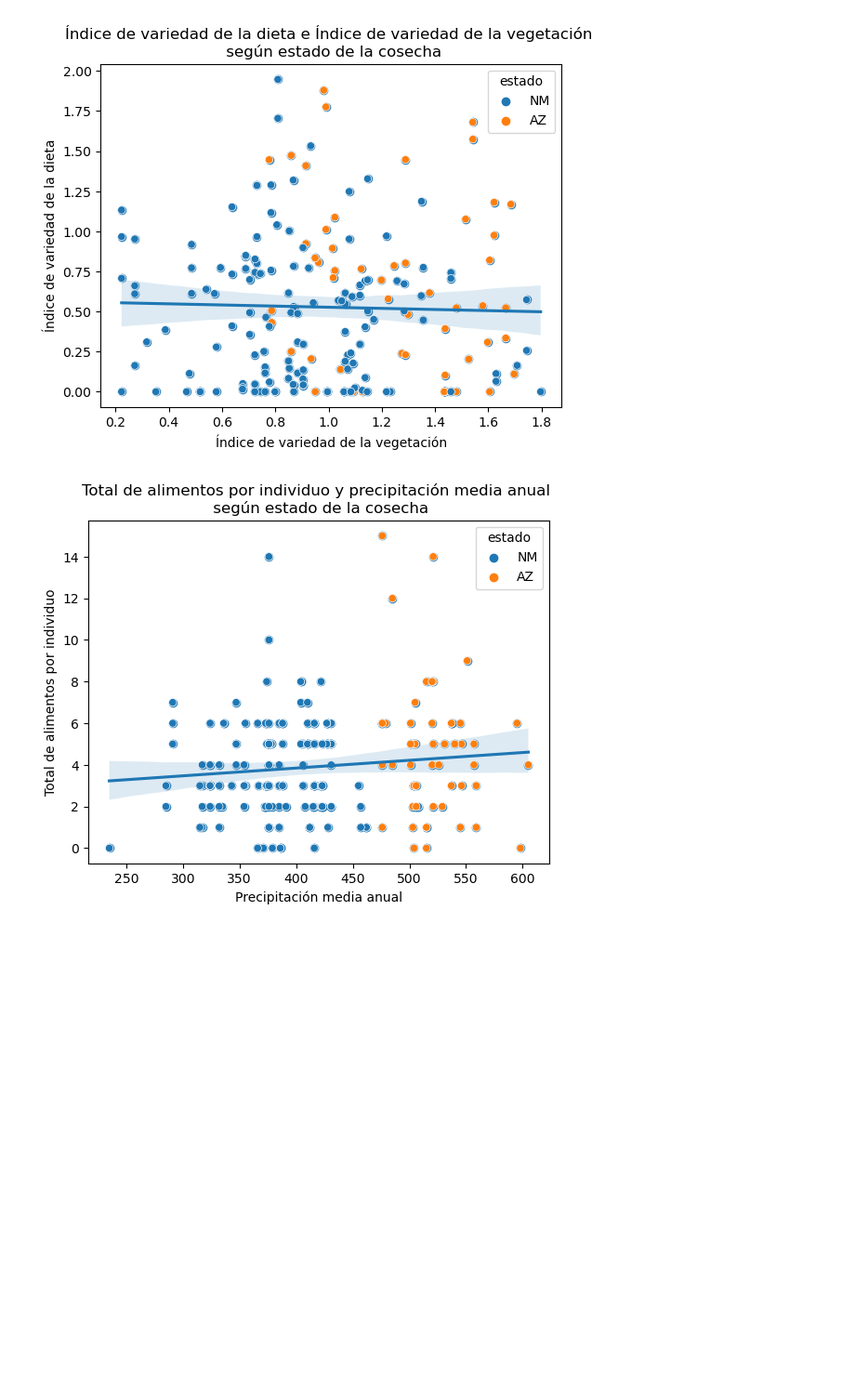
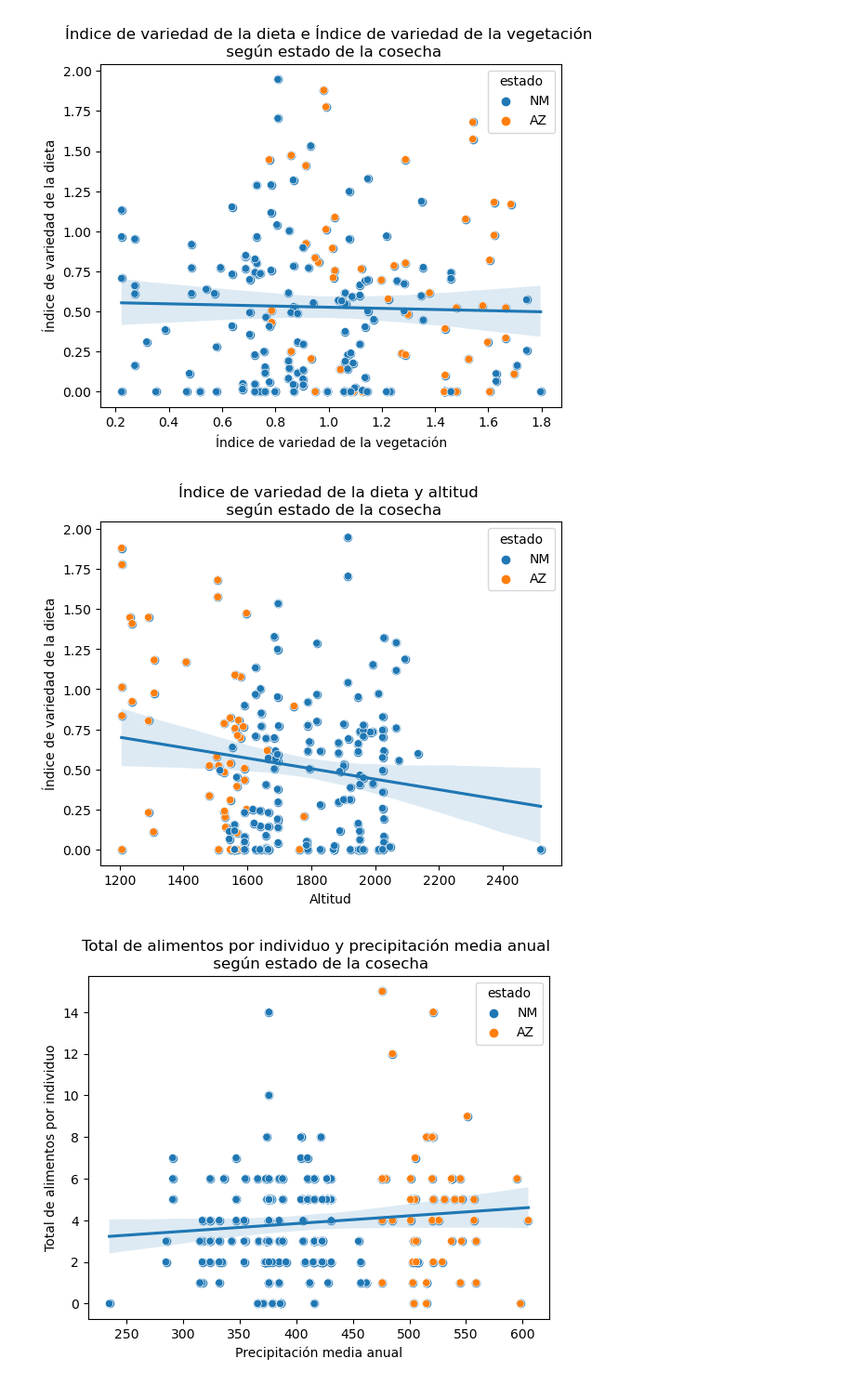
Before and after one commit to anmerino-pnd/codornices, a Jupyter notebook: eda.ipynb, the cells around one changed output. Shown at 93% size. Drawn from its saved outputs; the diff is of its cells as text; code cells hidden in the pictures; blank space fills up the shorter version.

Commit message:
Agregando gráficos de dieta altitud...

```diff
--- a/eda.ipynb
+++ b/eda.ipynb
@@ -494,4 +494,14 @@ plt.ylabel("Índice de variedad de la dieta")
 plt.show()
 # %% [output]
 [figure]
+# %%
+# Gráfico de dispersión del índice de variedad de la dieta y altitud...
+sns.regplot(x="altitud", y="hcrop", data=df_cualit)
+sns.scatterplot(x = "altitud", y = "hcrop", data = df_cualit, hue = "estado")
+plt.title("Índice de variedad de la dieta y altitud \n según estado de la cosecha")
+plt.xlabel("Altitud")
+plt.ylabel("Índice de variedad de la dieta")
+plt.show()
+# %% [output]
+[figure, added]
 # %%
```
Also changed, not shown: parts of 3 cells of this notebook.
